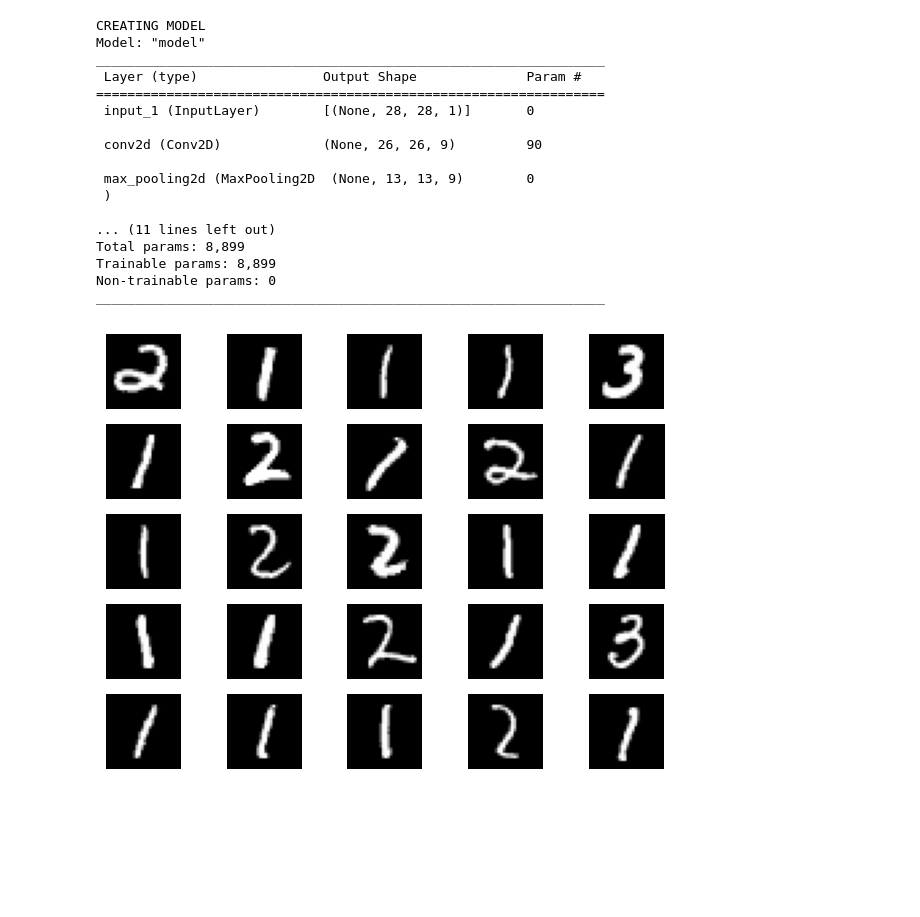
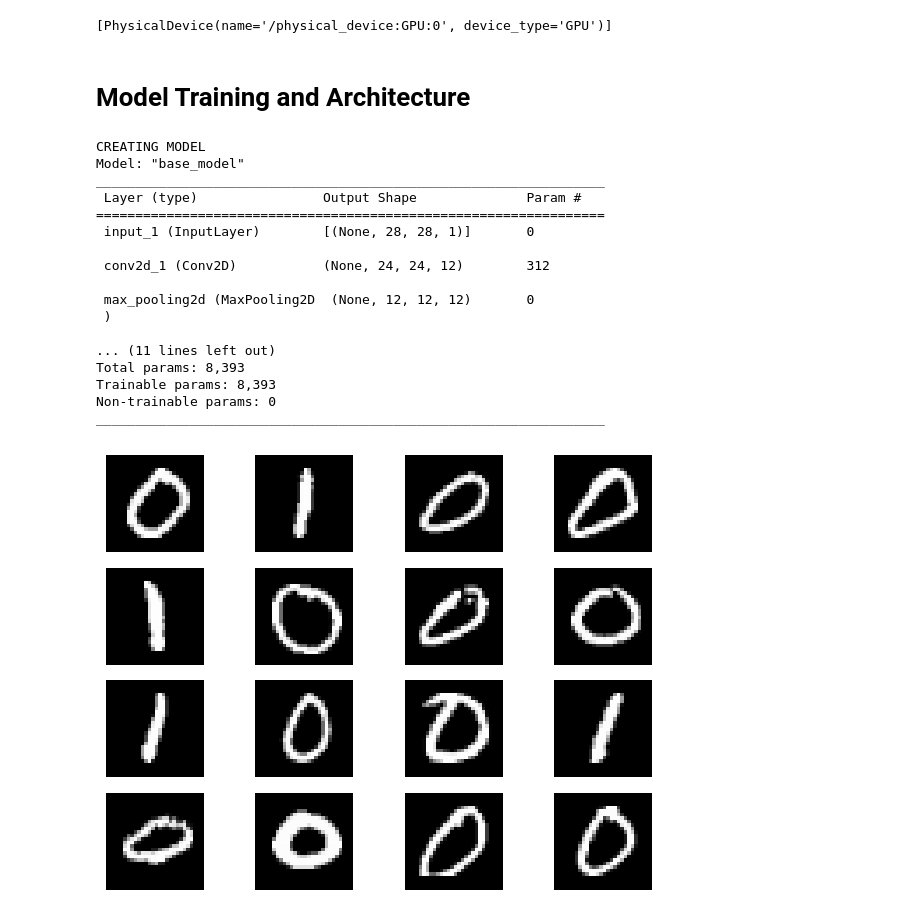
Before and after one commit to hmcalister/Tensorflow-Intepretability-Project, a Jupyter notebook: MNIST_Interpretability.ipynb, the cells around one changed output. Saved outputs shown, nothing was run; the diff lists cells and outputs as text; code cells hidden in the pictures; blank space fills up the shorter version.

```diff
--- a/MNIST_Interpretability.ipynb
+++ b/MNIST_Interpretability.ipynb
@@ -1,5 +1,6 @@
 # %%
 # fmt: off
+from Interpretability.ModelAugmentation import *
 from Interpretability.InterpretabilityMethods import *
 from SequentialLearning.SequentialTasks.MNISTClassificationTask import MNISTClassificationTask
 from SequentialLearning.EWC_Methods.EWC_Methods import *
@@ -8,17 +9,22 @@ import os
 os.environ["TF_CPP_MIN_LOG_LEVEL"] = "3"
 import tensorflow as tf
 # fmt: on
+print(tf.config.list_physical_devices('GPU'))
+# %% [output]
+[PhysicalDevice(name='/physical_device:GPU:0', device_type='GPU')]
 # %%
 MODEL_SAVE_PATH = "models/mnist_intepretability_model"
 LOAD_MODEL = False
 TRAIN_MODEL = not LOAD_MODEL
 
-task_digit_labels = [1,2,3]
+task_digit_labels = [0,1]
 epochs = 5
 training_batches = 300
 validation_batches = 100
 batch_size = 32
-ewc_method = EWC_Method.NONE
+ewc_method = EWC_Method.FISHER_MATRIX
+# %% [markdown]
+# Model Training and Architecture
 # %%
 model: tf.keras.Model
 if LOAD_MODEL and os.path.exists(MODEL_SAVE_PATH):
@@ -30,37 +36,37 @@ else:
     print("CREATING MODEL")
     model_input_shape = (28,28,1)
     model_inputs = model_layer = tf.keras.Input(shape=model_input_shape)
-    model_layer = tf.keras.layers.Conv2D(9, (3,3), activation="relu")(model_layer)
+    model_layer = tf.keras.layers.Conv2D(12, (5,5), activation="relu", name="conv2d_1")(model_layer)
     model_layer = tf.keras.layers.MaxPool2D((2,2))(model_layer)
-    model_layer = tf.keras.layers.Conv2D(9, (3,3), activation="relu")(model_layer)
-    model_layer = tf.keras.layers.Conv2D(9, (3,3), activation="relu")(model_layer)
+    model_layer = tf.keras.layers.Conv2D(12, (3,3), activation="relu", name="conv2d_2")(model_layer)
+    model_layer = tf.keras.layers.Conv2D(9, (3,3), activation="relu", name="conv2d_3")(model_layer)
     model_layer = tf.keras.layers.Flatten()(model_layer)
     model_layer = tf.keras.layers.Dense(10, activation="relu")(model_layer)
     model_layer = tf.keras.layers.Dense(len(task_digit_labels))(model_layer)
 
-    model = tf.keras.Model(inputs=model_inputs, outputs=model_layer, name="model")
+    model = tf.keras.Model(inputs=model_inputs, outputs=model_layer, name="base_model")
 
-if len(task_digit_labels) == 2:
-    loss_fn = tf.keras.losses.BinaryCrossentropy(from_logits=True)
-else:
-    loss_fn = tf.keras.losses.CategoricalCrossentropy(from_logits=True)
+# if len(task_digit_labels) == 2:
+#     loss_fn = tf.keras.losses.BinaryCrossentropy(from_logits=True)
+# else:
+loss_fn = tf.keras.losses.CategoricalCrossentropy(from_logits=True)
 model.summary()
 # %% [output]
 CREATING MODEL
-Model: "model"
+Model: "base_model"
 _________________________________________________________________
  Layer (type)                Output Shape              Param #
 =================================================================
  input_1 (InputLayer)        [(None, 28, 28, 1)]       0
 
- conv2d (Conv2D)             (None, 26, 26, 9)         90
+ conv2d_1 (Conv2D)           (None, 24, 24, 12)        312
 
- max_pooling2d (MaxPooling2D  (None, 13, 13, 9)        0
+ max_pooling2d (MaxPooling2D  (None, 12, 12, 12)       0
  )
 
 ... (11 lines left out)
-Total params: 8,899
-Trainable params: 8,899
+Total params: 8,393
+Trainable params: 8,393
 Non-trainable params: 0
 _________________________________________________________________
 # %%
@@ -77,12 +83,12 @@ task.compile_model(loss_fn)
 # %%
 # Show some images from the task dataset
 data = task.validation_dataset.take(1)
 data_images, data_labels = data.as_numpy_iterator().next()
-data_images = data_images[:25]
-data_labels = data_labels[:25]
+data_images = data_images[:16]
+data_labels = data_labels[:16]
 plot_images(data_images, cmap="gray")
 # %% [output]
-[figure, old version]
+[figure, new version]
 # %%
 if TRAIN_MODEL:
     checkpoint_path = MODEL_SAVE_PATH+"/checkpoint"
```
Also changed, not shown: parts of 16 cells of this notebook.
